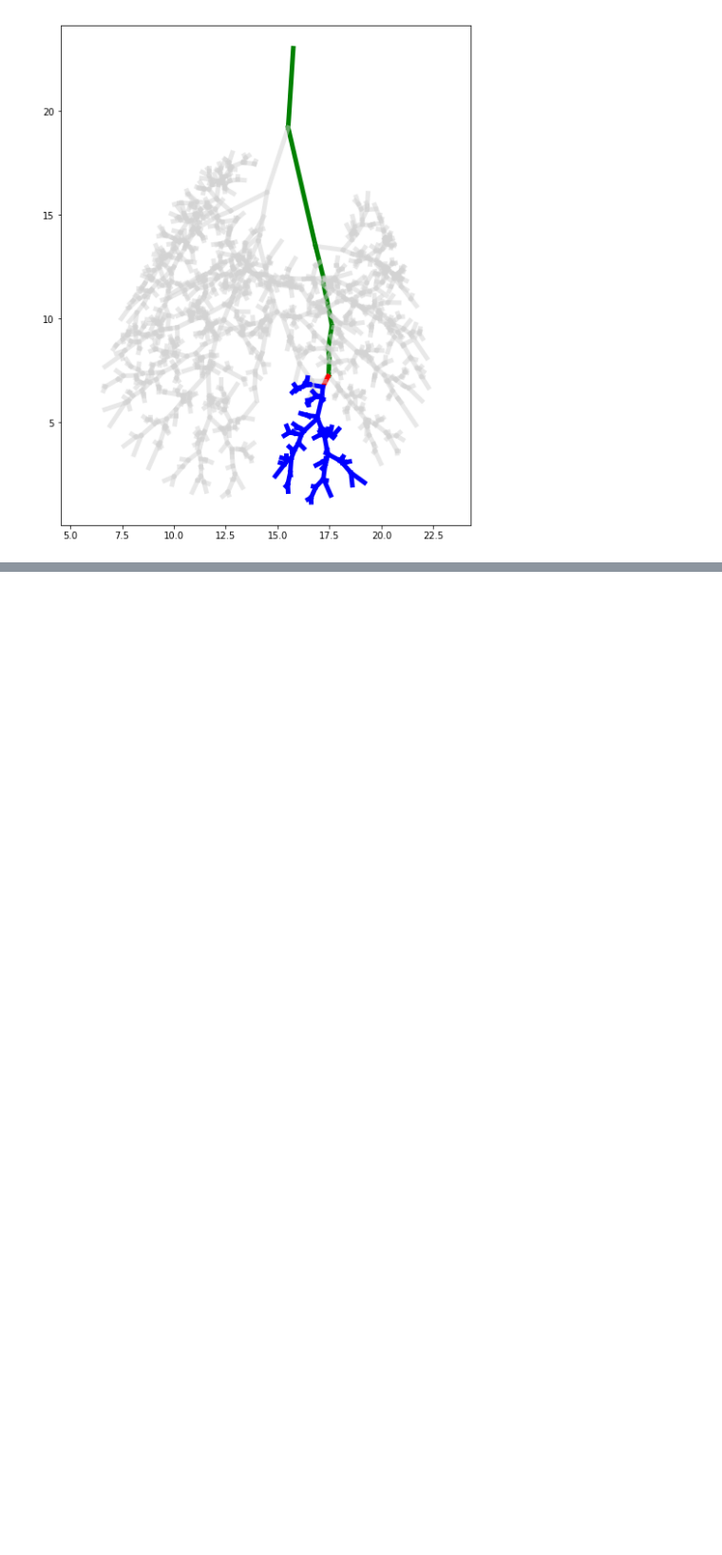
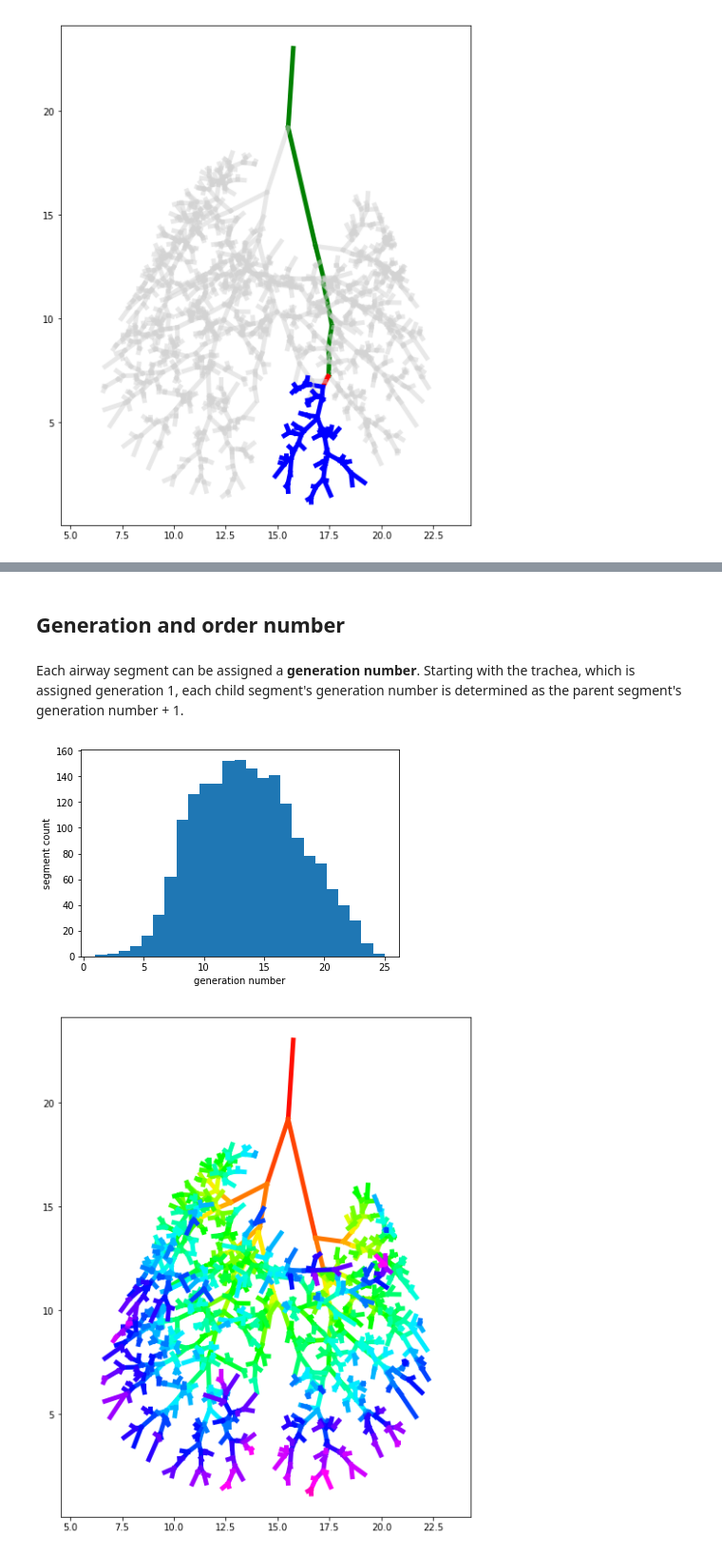
Before and after one commit to lapdMouse/lapdMousePythonExamples, a Jupyter notebook: AirwayTreeTable.ipynb, the cells around one changed output, grey strips where cells are left out. Shown at 95% size. Saved outputs shown, nothing was run; the diff lists cells and outputs as text; code cells hidden in the pictures; blank space fills up the shorter version.

```diff
--- a/AirwayTreeTable.ipynb
+++ b/AirwayTreeTable.ipynb
@@ -53,7 +53,7 @@ We define an auxiliary function `visualizeTree`, using lines in a 2d projection
 def visualizeTree(data, value=None, cmap=None, alpha=1.0):
   if not cmap: cmap=matplotlib.cm.get_cmap('gray')
   plt.figure(figsize=(8,10))
-  for index, row in df.iterrows():
+  for index, row in data.iterrows():
     x=[row['centroidX']+0.5*row['length']*row['directionX'],\
       row['centroidX']-0.5*row['length']*row['directionX']]
     z=[row['centroidZ']+0.5*row['length']*row['directionZ'],\
@@ -159,0 +193,21 @@ visualizeTree(df,labels,colors)
+# %% [markdown]
+## Generation and order number
+# %% [markdown]
+Each airway segment can be assigned a **generation number**. Starting with the trachea, which is assigned generation 1, each child segment's generation number is determined as the parent segment's generation number + 1.
+# %%
+df['generation'] = 0
+for index, row in df.iterrows():
+    parent = row['parent']
+    if parent==0: # Trachea has as parent value 0; we assign trachea generation '1'
+        generation = 1
+    else:
+        generation = df.loc[parent,'generation']+1
+    df.loc[index,'generation'] = generation
+plt.figure()
+plt.hist(df['generation'].values,df['generation'].max())
+plt.xlabel('generation number')
+plt.ylabel('segment count');
+visualizeTree(df,df['generation']/df['generation'].max(), matplotlib.cm.get_cmap('gist_rainbow'));
+# %% [output]
+[figure, added]
+[figure, added]
```
Also changed, not shown: parts of 8 cells of this notebook.
